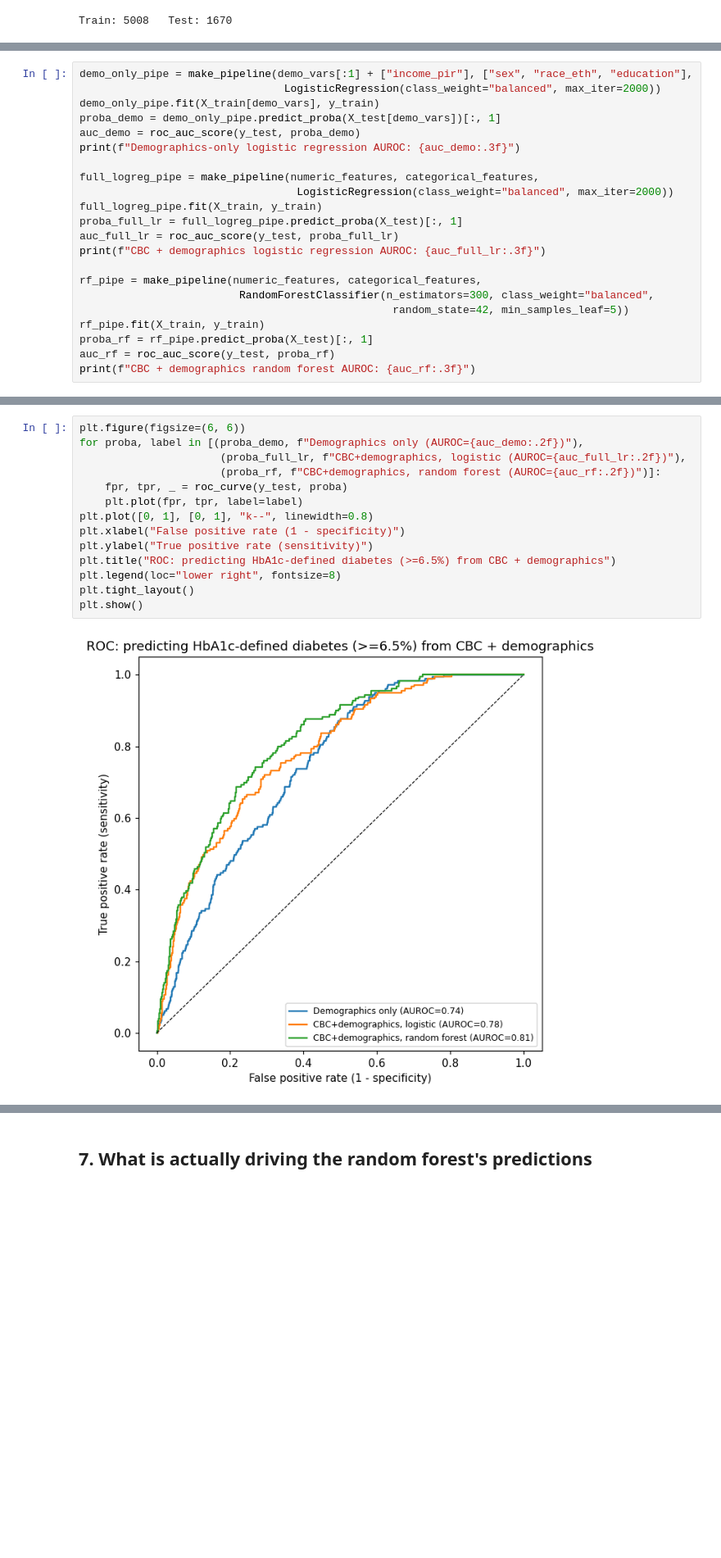
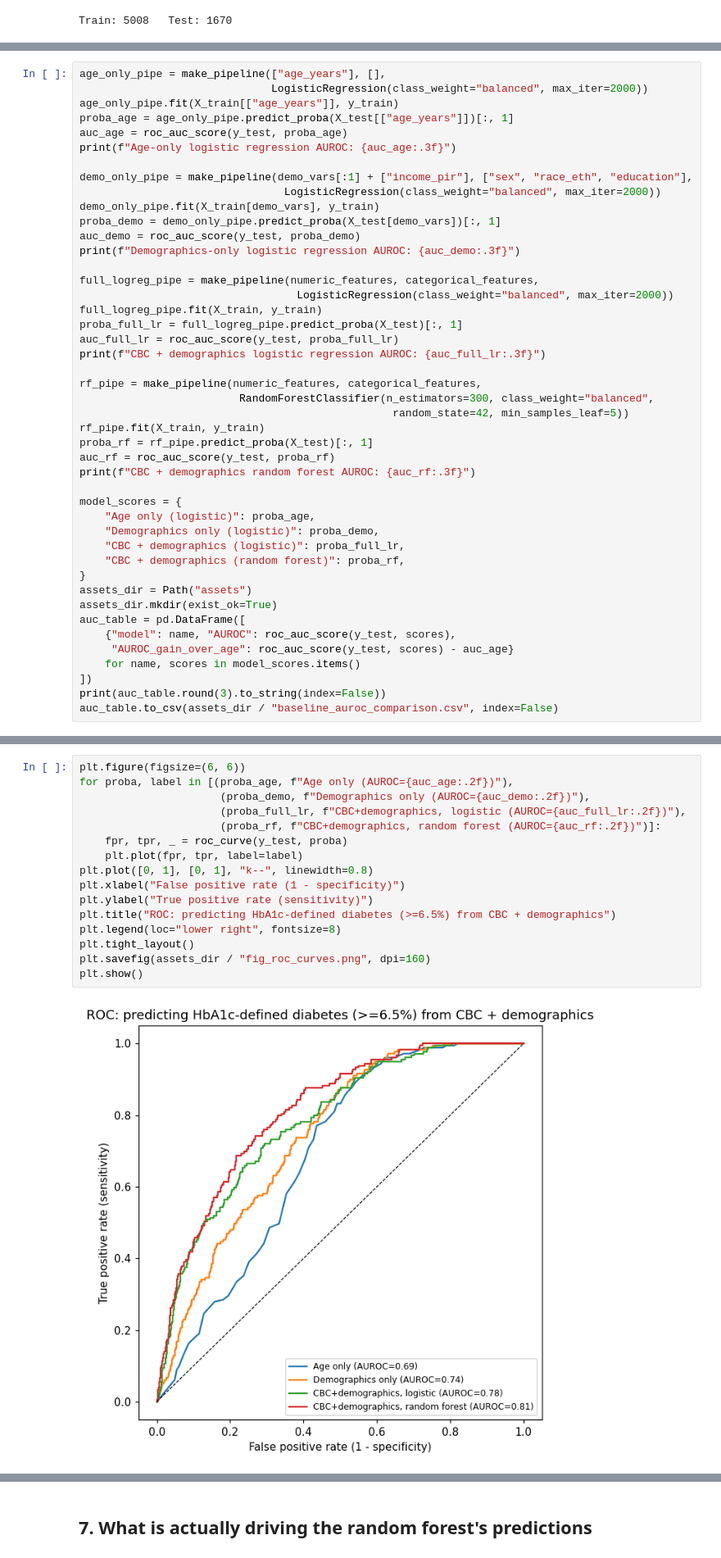
Before and after one commit to hamidsaeed13/VORTEX-BMEN-600-Project, a Jupyter notebook: code/02_baseline_model_and_figures.ipynb, the cells around one changed output, grey strips where cells are left out. Shown at 82% size. Drawn from its saved outputs; the diff is of its cells as text; blank space fills up the shorter version.

Commit message:
Add age-only baseline and matched model comparisons

```diff
--- a/code/02_baseline_model_and_figures.ipynb
+++ b/code/02_baseline_model_and_figures.ipynb
@@ -145,4 +147,11 @@ demographics alone?
 # %%
+age_only_pipe = make_pipeline(["age_years"], [],
+                              LogisticRegression(class_weight="balanced", max_iter=2000))
+age_only_pipe.fit(X_train[["age_years"]], y_train)
+proba_age = age_only_pipe.predict_proba(X_test[["age_years"]])[:, 1]
+auc_age = roc_auc_score(y_test, proba_age)
+print(f"Age-only logistic regression AUROC: {auc_age:.3f}")
+
 demo_only_pipe = make_pipeline(demo_vars[:1] + ["income_pir"], ["sex", "race_eth", "education"],
                                 LogisticRegression(class_weight="balanced", max_iter=2000))
 demo_only_pipe.fit(X_train[demo_vars], y_train)
@@ -164,4 +173,20 @@ rf_pipe.fit(X_train, y_train)
 proba_rf = rf_pipe.predict_proba(X_test)[:, 1]
 auc_rf = roc_auc_score(y_test, proba_rf)
 print(f"CBC + demographics random forest AUROC: {auc_rf:.3f}")
+
+model_scores = {
+    "Age only (logistic)": proba_age,
+    "Demographics only (logistic)": proba_demo,
+    "CBC + demographics (logistic)": proba_full_lr,
+    "CBC + demographics (random forest)": proba_rf,
+}
+assets_dir = Path("assets")
+assets_dir.mkdir(exist_ok=True)
+auc_table = pd.DataFrame([
+    {"model": name, "AUROC": roc_auc_score(y_test, scores),
+     "AUROC_gain_over_age": roc_auc_score(y_test, scores) - auc_age}
+    for name, scores in model_scores.items()
+])
+print(auc_table.round(3).to_string(index=False))
+auc_table.to_csv(assets_dir / "baseline_auroc_comparison.csv", index=False)
 # %% [output]
@@ -171,16 +202,18 @@ CBC + demographics random forest AUROC: 0.811
 # %%
 plt.figure(figsize=(6, 6))
-for proba, label in [(proba_demo, f"Demographics only (AUROC={auc_demo:.2f})"),
+for proba, label in [(proba_age, f"Age only (AUROC={auc_age:.2f})"),
+                      (proba_demo, f"Demographics only (AUROC={auc_demo:.2f})"),
                       (proba_full_lr, f"CBC+demographics, logistic (AUROC={auc_full_lr:.2f})"),
                       (proba_rf, f"CBC+demographics, random forest (AUROC={auc_rf:.2f})")]:
     fpr, tpr, _ = roc_curve(y_test, proba)
     plt.plot(fpr, tpr, label=label)
 plt.plot([0, 1], [0, 1], "k--", linewidth=0.8)
 plt.xlabel("False positive rate (1 - specificity)")
 plt.ylabel("True positive rate (sensitivity)")
 plt.title("ROC: predicting HbA1c-defined diabetes (>=6.5%) from CBC + demographics")
 plt.legend(loc="lower right", fontsize=8)
 plt.tight_layout()
+plt.savefig(assets_dir / "fig_roc_curves.png", dpi=160)
 plt.show()
 # %% [output]
-[figure, old version]
+[figure, new version]
```
Also changed, not shown: parts of 9 cells of this notebook, 7 other files.
